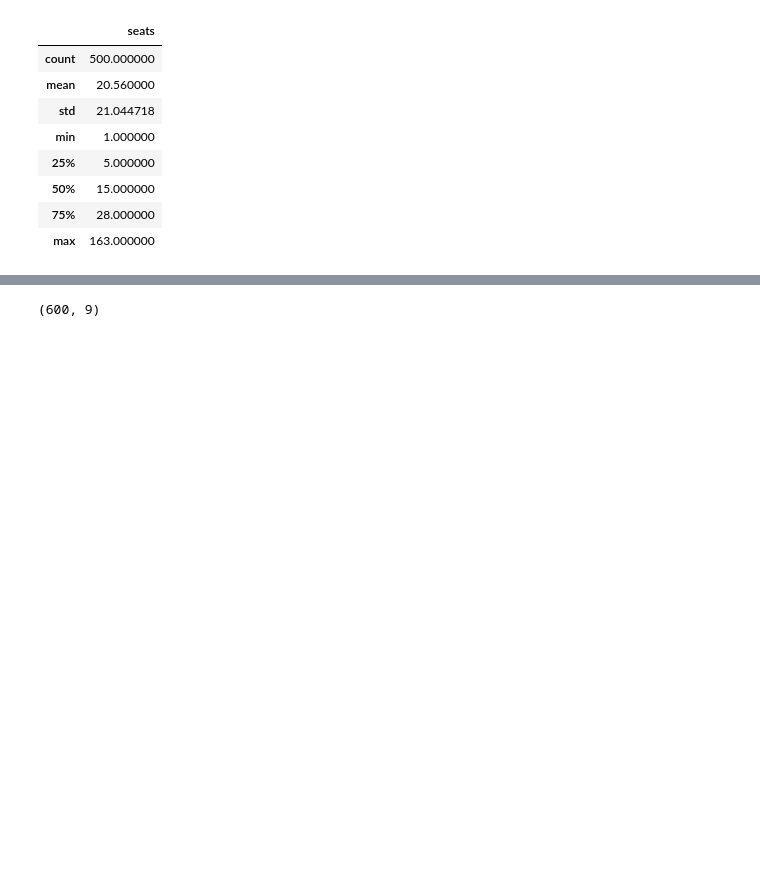
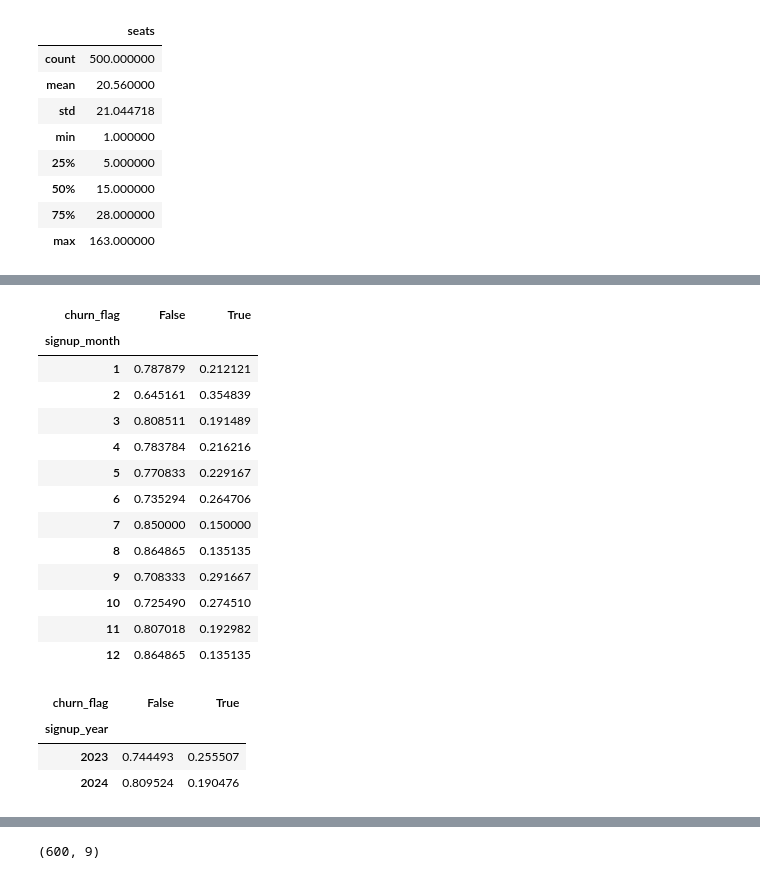
Before and after one commit to ShazanRafi/saas-churn-prediction, a Jupyter notebook: SaaS_Churning_Prediction.ipynb, the cells around one changed output, grey strips where cells are left out. Cells and saved outputs as stored; diff of their text form; code cells hidden in the pictures; blank space fills up the shorter version.

```diff
--- a/SaaS_Churning_Prediction.ipynb
+++ b/SaaS_Churning_Prediction.ipynb
@@ -59,0 +76,2 @@ accounts.describe()
+# %%
+accounts['signup_date'] = pd.to_datetime(accounts['signup_date'])
@@ -59,0 +117,12 @@ accounts.describe()
+# %%
+reference_date = accounts["signup_date"].max()
+accounts["account_age_days"] = (reference_date - accounts["signup_date"]).dt.days
+# %%
+accounts["tenure_bucket"] = pd.cut(
+    accounts["account_age_days"],
+    bins=[0,30,90,180,365,10000],
+    labels=["0-30","30-90","90-180","180-365","365+"]
+)
+# %%
+accounts["signup_month"] = accounts["signup_date"].dt.month
+accounts["signup_year"] = accounts["signup_date"].dt.year
@@ -59,0 +145,24 @@ accounts.describe()
+# %%
+pd.crosstab(accounts['signup_month'], accounts['churn_flag'], normalize = 'index')
+# %% [output]
+| churn_flag | False | True |
+| signup_month |  |  |
+| 1 | 0.787879 | 0.212121 |
+| 2 | 0.645161 | 0.354839 |
+| 3 | 0.808511 | 0.191489 |
+| 4 | 0.783784 | 0.216216 |
+| 5 | 0.770833 | 0.229167 |
+| 6 | 0.735294 | 0.264706 |
+| 7 | 0.850000 | 0.150000 |
+| 8 | 0.864865 | 0.135135 |
+| 9 | 0.708333 | 0.291667 |
+| 10 | 0.725490 | 0.274510 |
+| 11 | 0.807018 | 0.192982 |
+| 12 | 0.864865 | 0.135135 |
+# %%
+pd.crosstab(accounts['signup_year'], accounts['churn_flag'], normalize = 'index')
+# %% [output]
+| churn_flag | False | True |
+| signup_year |  |  |
+| 2023 | 0.744493 | 0.255507 |
+| 2024 | 0.809524 | 0.190476 |
```
Also changed, not shown: parts of 26 cells of this notebook.
